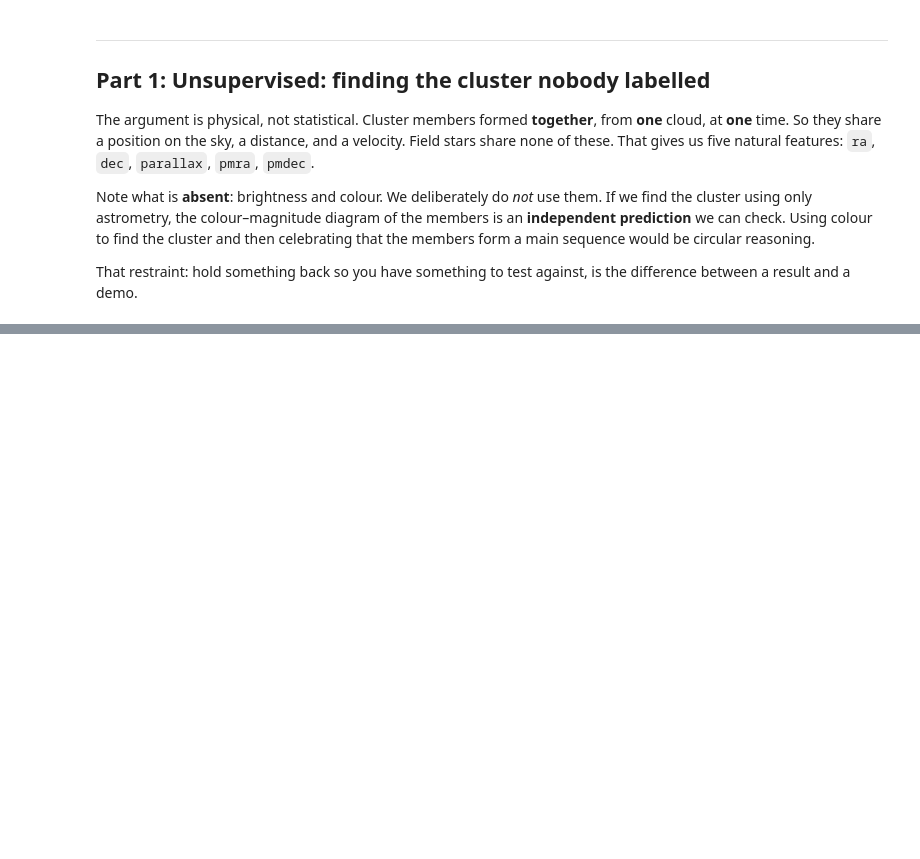
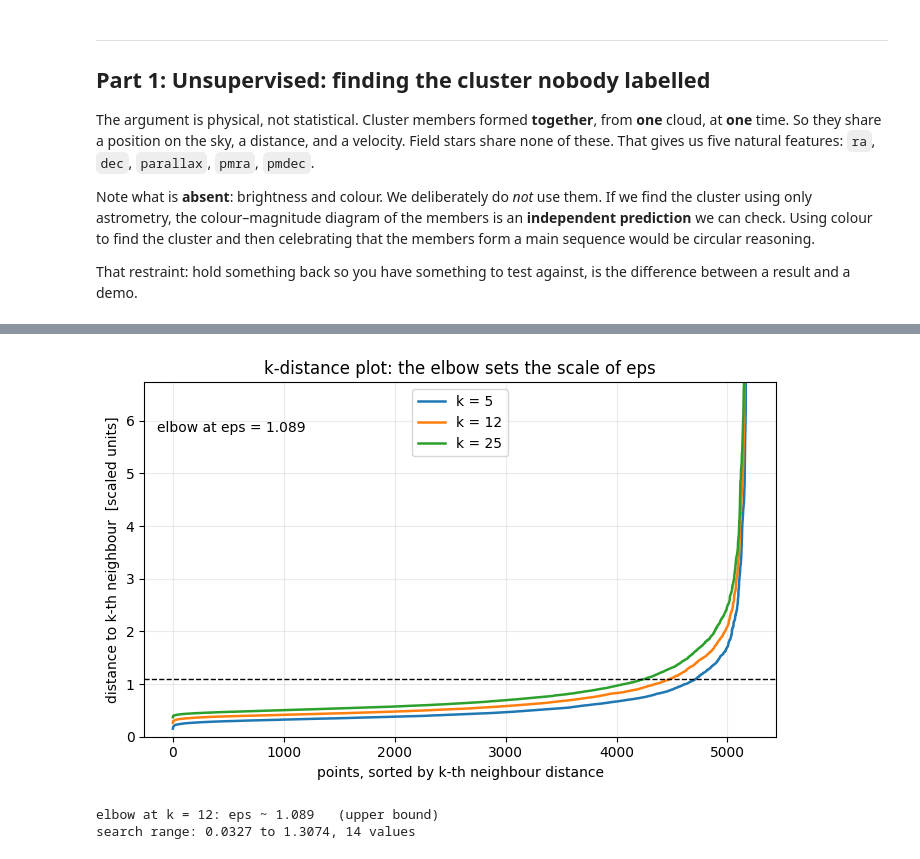
Before and after one commit to LanzLagman/intro-python-astro-PUP, a Jupyter notebook: solutions/05_traditional_ml_astrophysics.ipynb, the cells around one changed output, grey strips where cells are left out. Saved outputs shown, nothing was run; the diff lists cells and outputs as text; code cells hidden in the pictures; blank space fills up the shorter version.

```diff
--- a/solutions/05_traditional_ml_astrophysics.ipynb
+++ b/solutions/05_traditional_ml_astrophysics.ipynb
@@ -364,17 +128,0 @@ projection in which the structure was visible. **PCA** does that search automati
-# %%
-phot = ["phot_g_mean_mag", "phot_bp_mean_mag", "phot_rp_mean_mag", "bp_rp"]
-sub = stars.dropna(subset=phot)
-
-Z = StandardScaler().fit_transform(sub[phot])
-pca = PCA(n_components=4).fit(Z)
-
-print("variance explained by each component:")
-for i, v in enumerate(pca.explained_variance_ratio_, 1):
-    print(f"   PC{i}: {v:6.1%}   (cumulative {pca.explained_variance_ratio_[:i].sum():6.1%})")
-
-print("\nPC1 loadings:")
-for name, w in zip(phot, pca.components_[0]):
-    print(f"   {name:22s} {w:+.3f}")
-print("\nPC1 weights all three magnitudes together: it is essentially 'brightness'.")
-print("PC2 sets them against each other: it is essentially 'colour', i.e. temperature.")
-print("PCA rediscovered the two axes of the H-R diagram, from four columns of numbers.")
@@ -459,0 +347,51 @@ Historical and physical background follows Carroll & Ostlie, *An Introduction to
+# %%
+def k_distances(Z, k):
+    """Sorted distance from each point to its k-th nearest neighbour."""
+    nn = NearestNeighbors(n_neighbors=k).fit(Z)
+    d, _ = nn.kneighbors(Z)
+    return np.sort(d[:, -1])
+
+
+def find_knee(d, trim=99.0):
+    """Point of the curve furthest below the chord joining its endpoints.
+
+    The top of a k-distance curve is a handful of isolated outliers whose
+    distances are far larger than anything else. Left in, they dominate the
+    normalisation and flatten the real elbow, so trim before measuring.
+    """
+    d = d[d <= np.percentile(d, trim)]
+    x = np.linspace(0, 1, len(d))
+    y = (d - d.min()) / (d.max() - d.min())
+    return d[np.argmax(x - y)]
+
+
+K_REF = 12                                  # the min_samples we read the elbow at
+
+fig, ax = plt.subplots(figsize=(7, 4.5))
+for k in (5, K_REF, 25):
+    d = k_distances(X_prepared, k)
+    ax.plot(np.arange(len(d)), d, lw=1.8, label=f"k = {k}")
+
+d_ref = k_distances(X_prepared, K_REF)
+eps_knee = find_knee(d_ref)
+ax.axhline(eps_knee, ls="--", color="k", lw=1)
+ax.annotate(f"elbow at eps = {eps_knee:.3f}", xy=(0, eps_knee),
+            xytext=(0.02, 0.86), textcoords="axes fraction")
+
+ax.set_xlabel("points, sorted by k-th neighbour distance")
+ax.set_ylabel("distance to k-th neighbour  [scaled units]")
+ax.set_title("k-distance plot: the elbow sets the scale of eps")
+ax.set_ylim(0, np.percentile(d_ref, 99.5))
+ax.legend(loc='upper center')
+ax.grid(alpha=0.25)
+plt.tight_layout(); plt.show()
+
+# The elbow is the ceiling. Search logarithmically below it.
+eps_grid = np.round(np.geomspace(0.03 * eps_knee, 1.2 * eps_knee, 14), 4)
+
+print(f"elbow at k = {K_REF}: eps ~ {eps_knee:.3f}   (upper bound)")
+print(f"search range: {eps_grid[0]} to {eps_grid[-1]}, {len(eps_grid)} values")
+# %% [output]
+[figure, added]
+elbow at k = 12: eps ~ 1.089   (upper bound)
+search range: 0.0327 to 1.3074, 14 values
```
Also changed, not shown: parts of 36 cells of this notebook, 2 other files.
